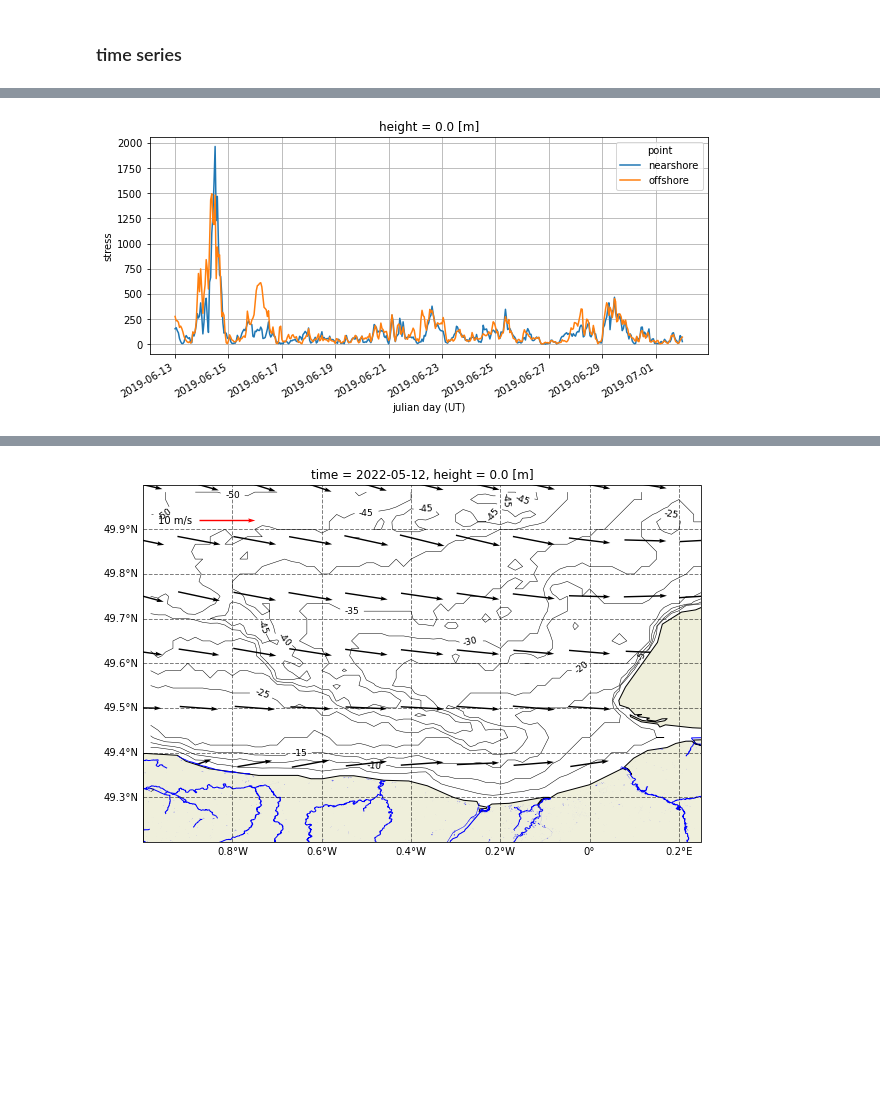
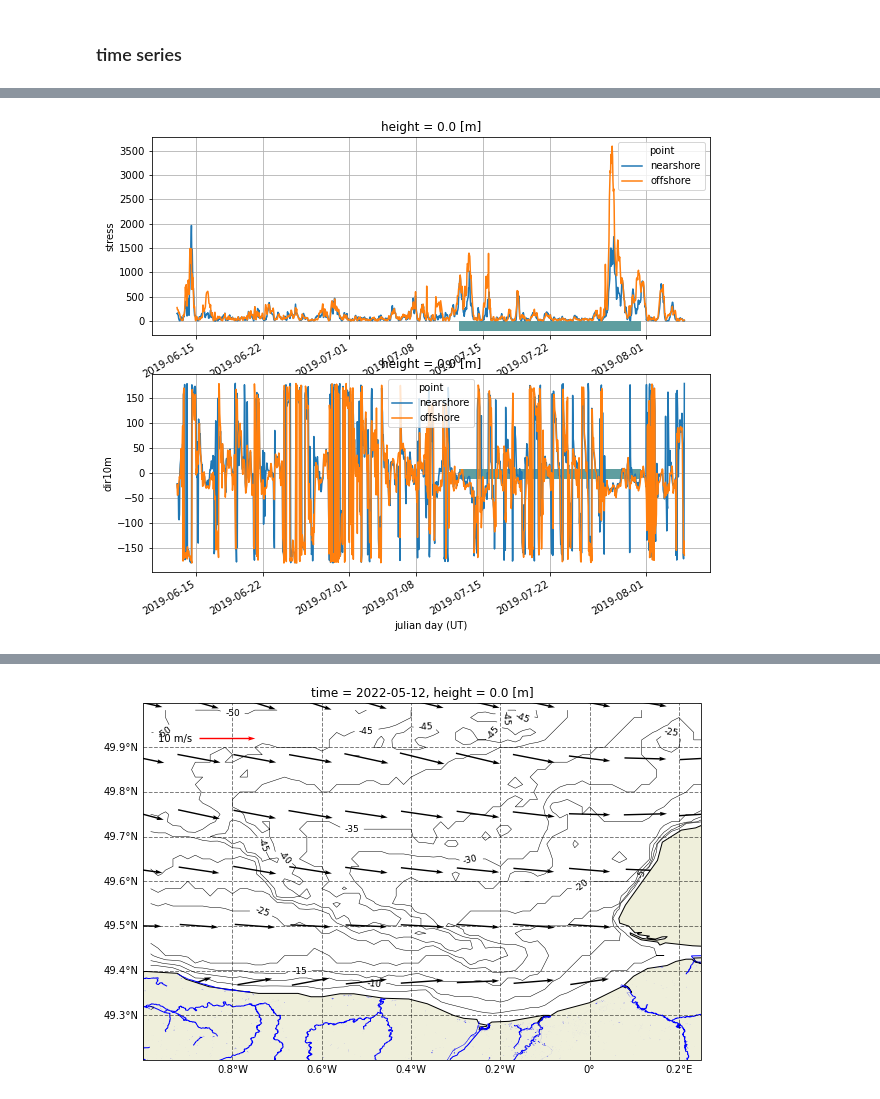
Before and after one commit to apatlpo/das_work, a Jupyter notebook: hydrology/wind.ipynb, the cells around one changed output, grey strips where cells are left out. Saved outputs shown, nothing was run; the diff lists cells and outputs as text; code cells hidden in the pictures; blank space fills up the shorter version.

```diff
--- a/hydrology/wind.ipynb
+++ b/hydrology/wind.ipynb
@@ -286,6 +287,14 @@ ax.grid()
-# %%
-fig, ax = plt.subplots(1,1, figsize=(10,4))
-dsp.stress.plot.line(x="time")
-ax.grid()
-# %% [output]
-[figure, removed]
+# %%
+fig, axes = plt.subplots(2,1, figsize=(10,8))
+
+ax = axes[0]
+ax.plot([dinfo["start"], dinfo["end"]], [-100, -100], lw=10, color="cadetblue")
+dsp.stress.plot.line(x="time", ax=ax)
+ax.grid()
+
+ax = axes[1]
+ax.plot([dinfo["start"], dinfo["end"]], [-1, -1], lw=10, color="cadetblue")
+dsp.dir10m.plot.line(x="time", ax=ax)
+ax.grid()
+# %% [output]
+[figure, added]
```
Also changed, not shown: parts of 7 cells of this notebook, 2 other files.
